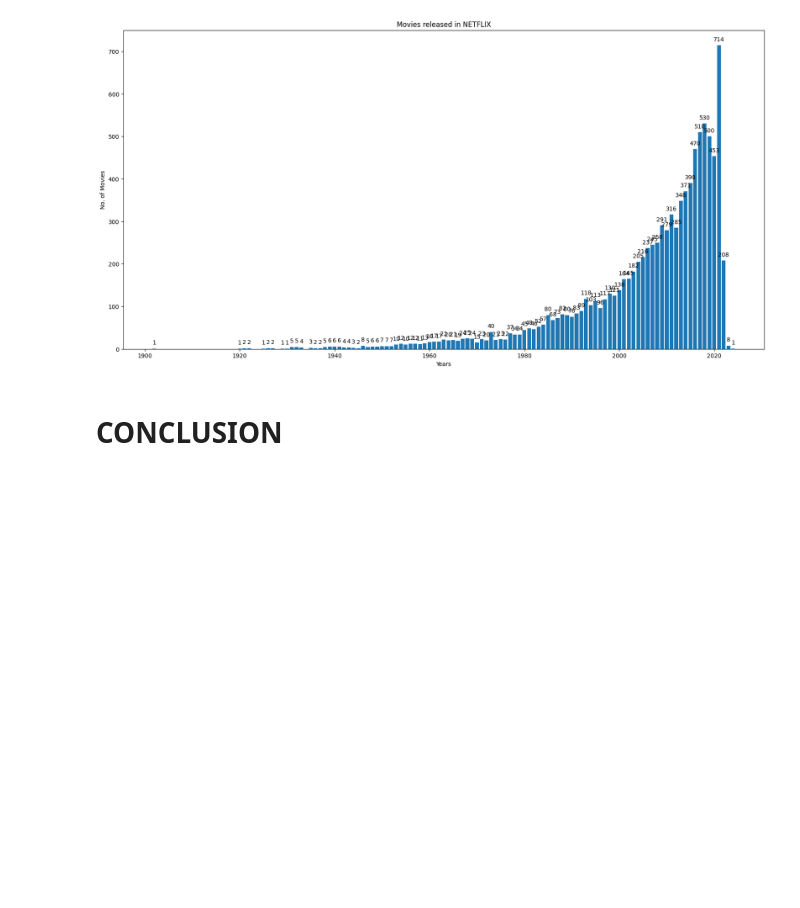
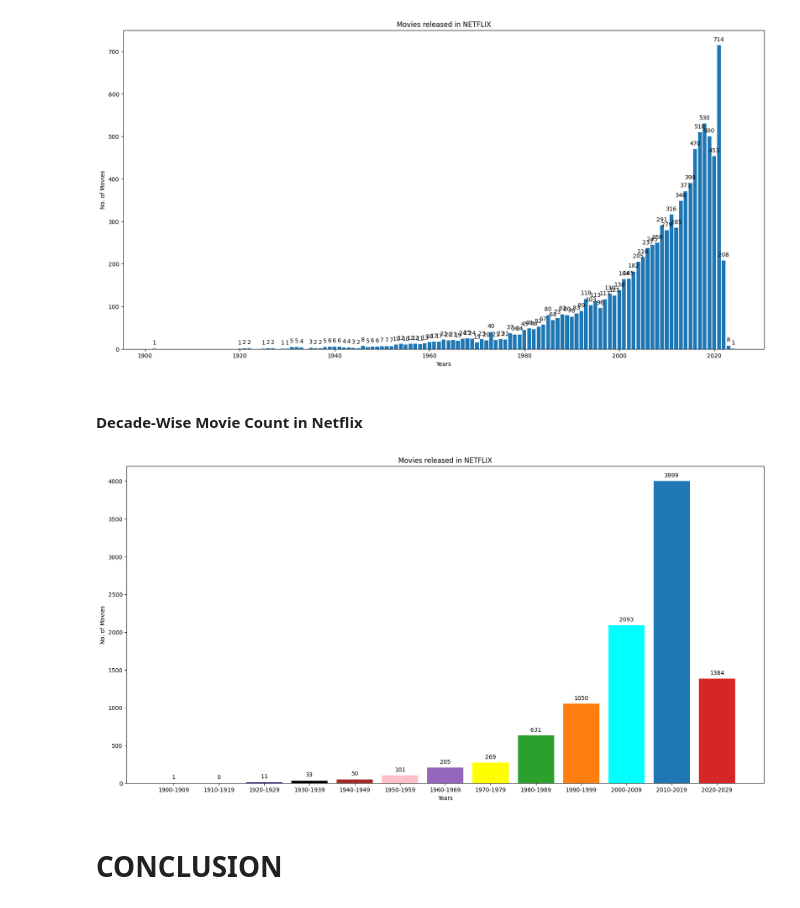
Before and after one commit to KBasu21/NETFLIX-Data-Analysis, a Jupyter notebook: main.ipynb, the cells around one changed output. Cells and saved outputs as stored; diff of their text form; code cells hidden in the pictures; blank space fills up the shorter version.

```diff
--- a/main.ipynb
+++ b/main.ipynb
@@ -319,6 +319,31 @@ ax.set_title('Movies released in NETFLIX')
 plt.show()
 # %% [output]
 [figure]
+# %% [markdown]
+#### Decade-Wise Movie Count in Netflix
+# %%
+bins = list(range(1900, 2031, 10))
+labels = [f"{start}-{start+9}" for start in bins[:-1]]
+
+series1 = pd.Series(labels, name='Time_Periods')
+
+counts = pd.cut(df2['Release_Date'], bins=bins, labels=labels, include_lowest=True, right=False).value_counts().sort_index()
+series2 = pd.Series(counts.values, index=labels, name='Movie_Count')
+# %%
+fig, ax = plt.subplots(figsize=(20, 10))
+bar_colors = ['tab:red', 'tab:blue', 'cyan', 'tab:orange', 'tab:green', 'yellow', 'tab:purple', 'pink', 'brown', 'black', 'navy', 'gray', 'magenta'][::-1]
+
+
+bars = ax.bar(series1, series2, color=bar_colors)
+ax.bar_label(bars, labels=series2, padding=5)
+
+ax.set_xlabel('Years')
+ax.set_ylabel('No. of Movies')
+ax.set_title('Movies released in NETFLIX')
+
+plt.show()
+# %% [output]
+[figure, added]
 # %% [markdown]
 # CONCLUSION
 # %% [markdown]
```
